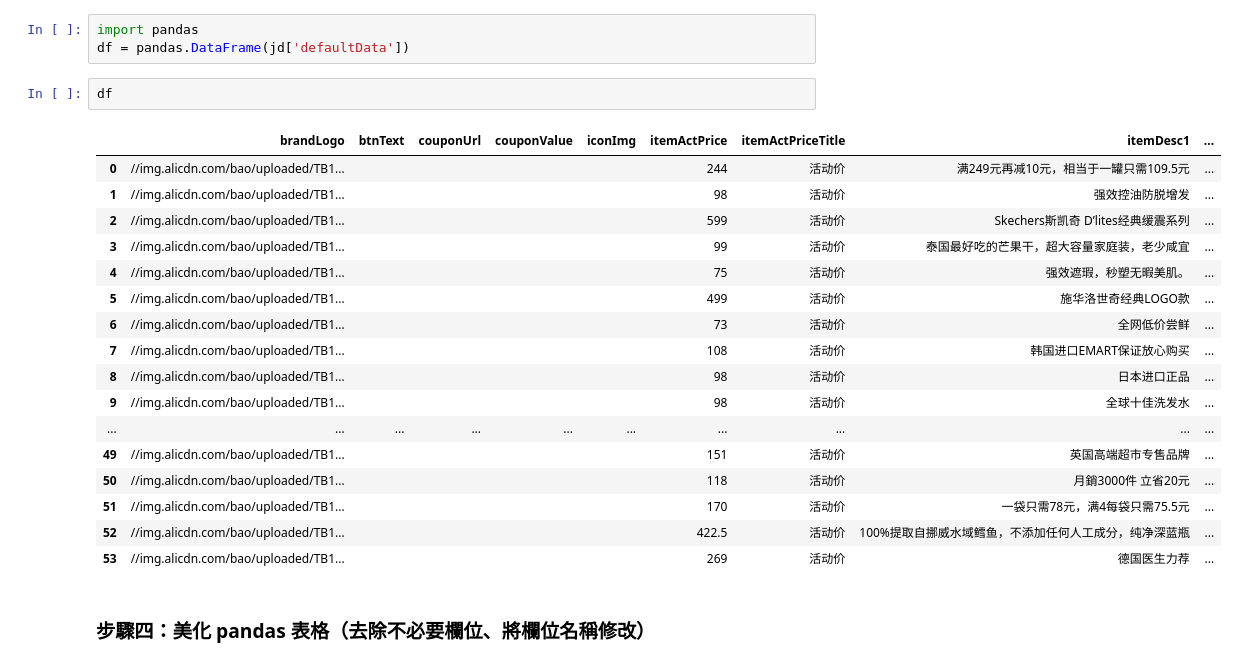
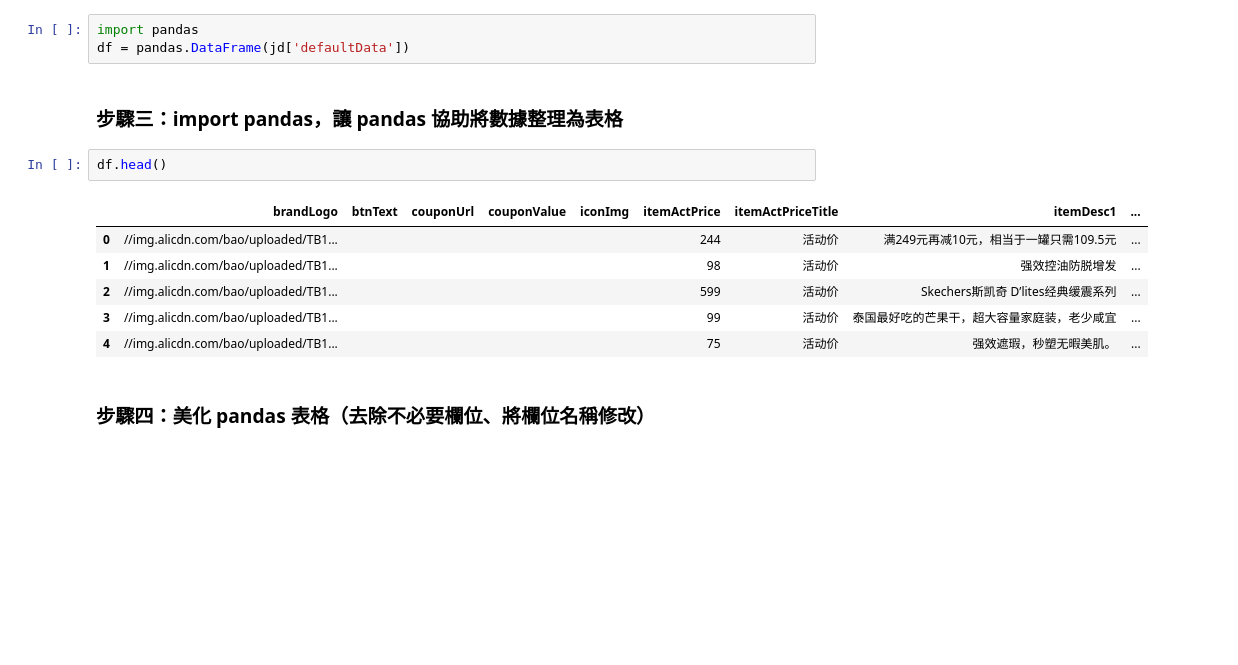
Before and after one commit to daphnelin-203/newnewpython, a Jupyter notebook: 1231_期末作業＿爬蟲.ipynb, the cells around one changed output. Cells and saved outputs as stored; diff of their text form; blank space fills up the shorter version.

```diff
--- a/1231_期末作業＿爬蟲.ipynb
+++ b/1231_期末作業＿爬蟲.ipynb
@@ -78,26 +54,17 @@ jd['defaultData']
 # %%
 import pandas
 df = pandas.DataFrame(jd['defaultData'])
+# %% [markdown]
+### 步驟三：import pandas，讓 pandas 協助將數據整理為表格
 # %%
-df
+df.head()
 # %% [output]
 |  | brandLogo | btnText | couponUrl | couponValue | iconImg | itemActPrice | itemActPriceTitle | itemDesc1 | ... |
 | 0 | //img.alicdn.com/bao/uploaded/TB1... |  |  |  |  | 244 | 活动价 | 满249元再减10元，相当于一罐只需109.5元 | ... |
 | 1 | //img.alicdn.com/bao/uploaded/TB1... |  |  |  |  | 98 | 活动价 | 强效控油防脱增发 | ... |
 | 2 | //img.alicdn.com/bao/uploaded/TB1... |  |  |  |  | 599 | 活动价 | Skechers斯凯奇 D’lites经典缓震系列 | ... |
 | 3 | //img.alicdn.com/bao/uploaded/TB1... |  |  |  |  | 99 | 活动价 | 泰国最好吃的芒果干，超大容量家庭装，老少咸宜 | ... |
 | 4 | //img.alicdn.com/bao/uploaded/TB1... |  |  |  |  | 75 | 活动价 | 强效遮瑕，秒塑无暇美肌。 | ... |
-| 5 | //img.alicdn.com/bao/uploaded/TB1... |  |  |  |  | 499 | 活动价 | 施华洛世奇经典LOGO款 | ... |
-| 6 | //img.alicdn.com/bao/uploaded/TB1... |  |  |  |  | 73 | 活动价 | 全网低价尝鲜 | ... |
-| 7 | //img.alicdn.com/bao/uploaded/TB1... |  |  |  |  | 108 | 活动价 | 韩国进口EMART保证放心购买 | ... |
-| 8 | //img.alicdn.com/bao/uploaded/TB1... |  |  |  |  | 98 | 活动价 | 日本进口正品 | ... |
-| 9 | //img.alicdn.com/bao/uploaded/TB1... |  |  |  |  | 98 | 活动价 | 全球十佳洗发水 | ... |
-| ... | ... | ... | ... | ... | ... | ... | ... | ... | ... |
-| 49 | //img.alicdn.com/bao/uploaded/TB1... |  |  |  |  | 151 | 活动价 | 英国高端超市专售品牌 | ... |
-| 50 | //img.alicdn.com/bao/uploaded/TB1... |  |  |  |  | 118 | 活动价 | 月銷3000件 立省20元 | ... |
-| 51 | //img.alicdn.com/bao/uploaded/TB1... |  |  |  |  | 170 | 活动价 | 一袋只需78元，满4每袋只需75.5元 | ... |
-| 52 | //img.alicdn.com/bao/uploaded/TB1... |  |  |  |  | 422.5 | 活动价 | 100%提取自挪威水域鳕鱼，不添加任何人工成分，纯净深蓝瓶 | ... |
-| 53 | //img.alicdn.com/bao/uploaded/TB1... |  |  |  |  | 269 | 活动价 | 德国医生力荐 | ... |
 # %% [markdown]
 ### 步驟四：美化 pandas 表格（去除不必要欄位、將欄位名稱修改）
 # %%
```
Also changed, not shown: parts of 4 cells of this notebook.
